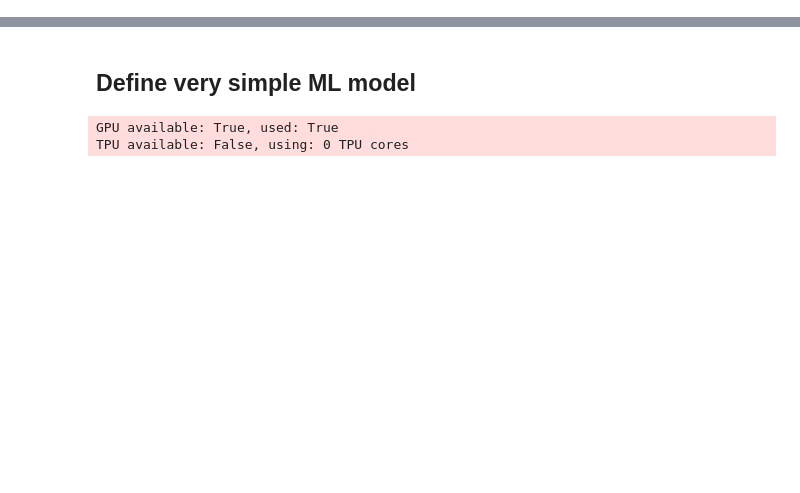
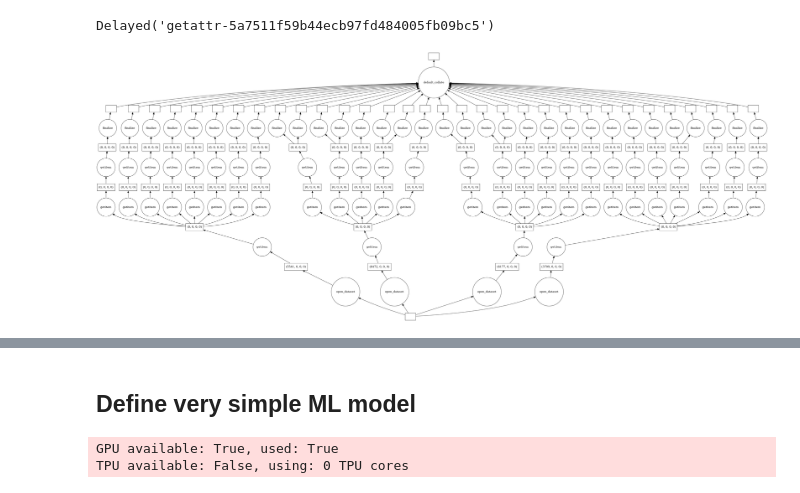
Before and after one commit to openclimatefix/nowcasting_dataset, a Jupyter notebook: notebooks/benchmark_loading_speed.ipynb, the cells around one changed output, grey strips where cells are left out. Saved outputs shown, nothing was run; the diff lists cells and outputs as text; code cells hidden in the pictures; blank space fills up the shorter version.

```diff
--- a/notebooks/benchmark_loading_speed.ipynb
+++ b/notebooks/benchmark_loading_speed.ipynb
@@ -28,6 +29,6 @@ data_module = NowcastingDataModule(
     pin_memory = True,  #: Passed to DataLoader.
     num_workers = 8,  #: Passed to DataLoader.
     prefetch_factor = 256,  #: Passed to DataLoader.
-    n_samples_per_timestep = 8,  #: Passed to NowcastingDataset
+    n_samples_per_timestep = 16,  #: Passed to NowcastingDataset
 )
 # %% [output]
@@ -35,0 +41,2 @@ Wall time: 60.3 µs
+# %%
+dl = data_module.train_dataloader()
@@ -35,0 +49,3 @@ Wall time: 60.3 µs
+# %%
+%%time
+batch_delayed = dl.dataset._get_batch()
@@ -35,0 +55,4 @@ Wall time: 60.3 µs
+# %%
+batch_delayed[0]['sat_data'].chunks
+# %% [output]
+Delayed('getattr-5a7511f59b44ecb97fd484005fb09bc5')
@@ -35,0 +61,4 @@ Wall time: 60.3 µs
+# %%
+dask.visualize(batch_delayed, optimize_graph=True)
+# %% [output]
+[figure, added]
```
Also changed, not shown: parts of 10 cells of this notebook, 4 other files.
